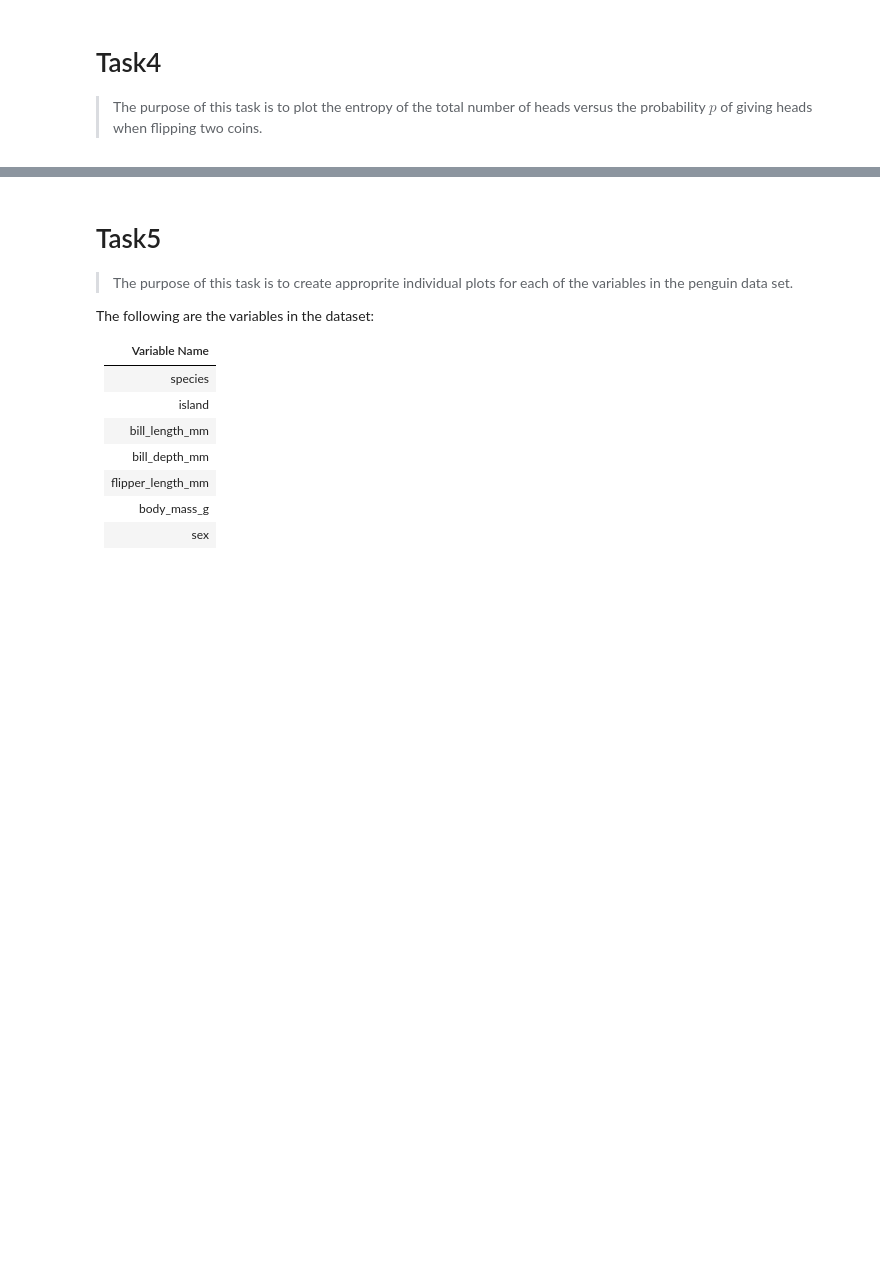
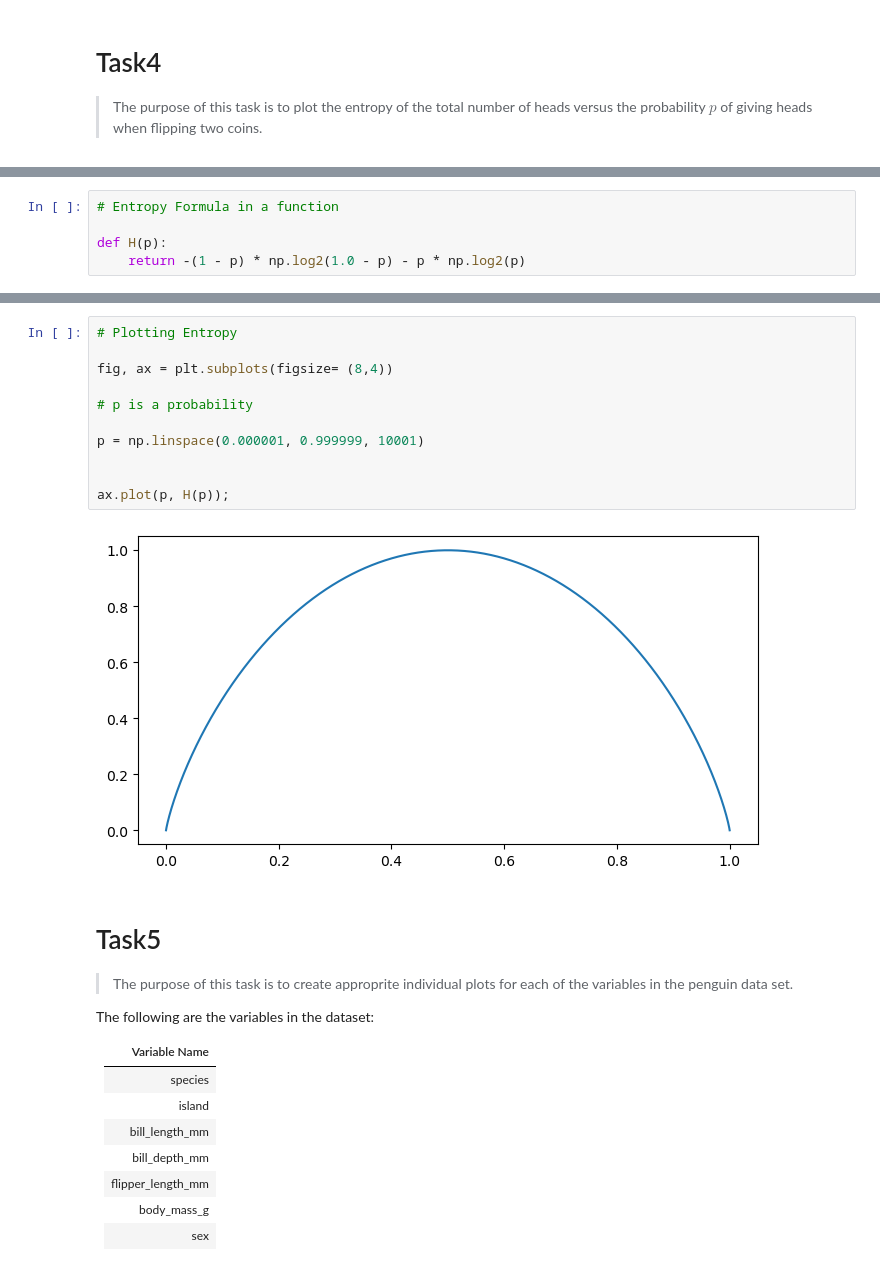
Before and after one commit to PeeBs68/fund_da, a Jupyter notebook: tasks.ipynb, the cells around one changed output, grey strips where cells are left out. Cells and saved outputs as stored; diff of their text form; blank space fills up the shorter version.

```diff
--- a/tasks.ipynb
+++ b/tasks.ipynb
@@ -451,0 +469,5 @@ Continuous variables/dictributions for bill and flipper variables
+# %%
+# Entropy Formula in a function
+
+def H(p):
+    return -(1 - p) * np.log2(1.0 - p) - p * np.log2(p)
@@ -452,3 +480,16 @@ Continuous variables/dictributions for bill and flipper variables
+# %%
+# Plotting Entropy
+
+fig, ax = plt.subplots(figsize= (8,4))
+
+# p is a probability
+
+p = np.linspace(0.000001, 0.999999, 10001)
+
+
+ax.plot(p, H(p));
+# %% [output]
+[figure, added]
 # %% [markdown]
 # Task5
 
```
Also changed, not shown: parts of 7 cells of this notebook.
